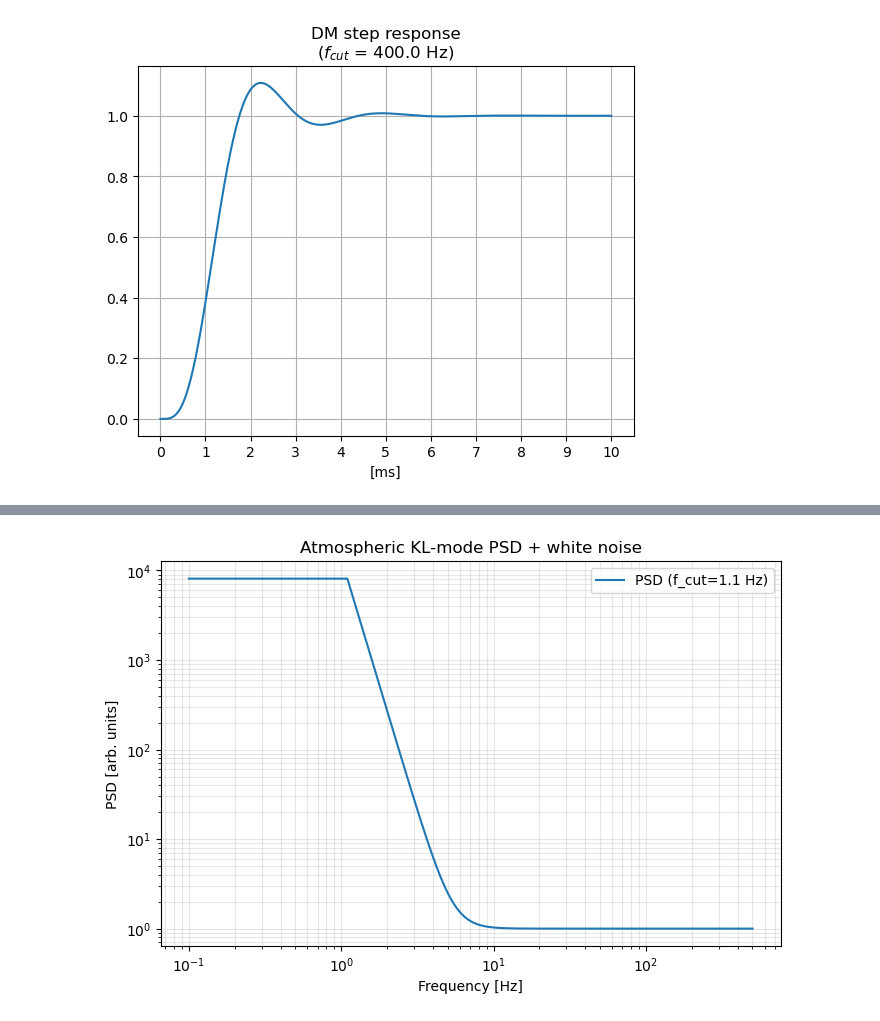
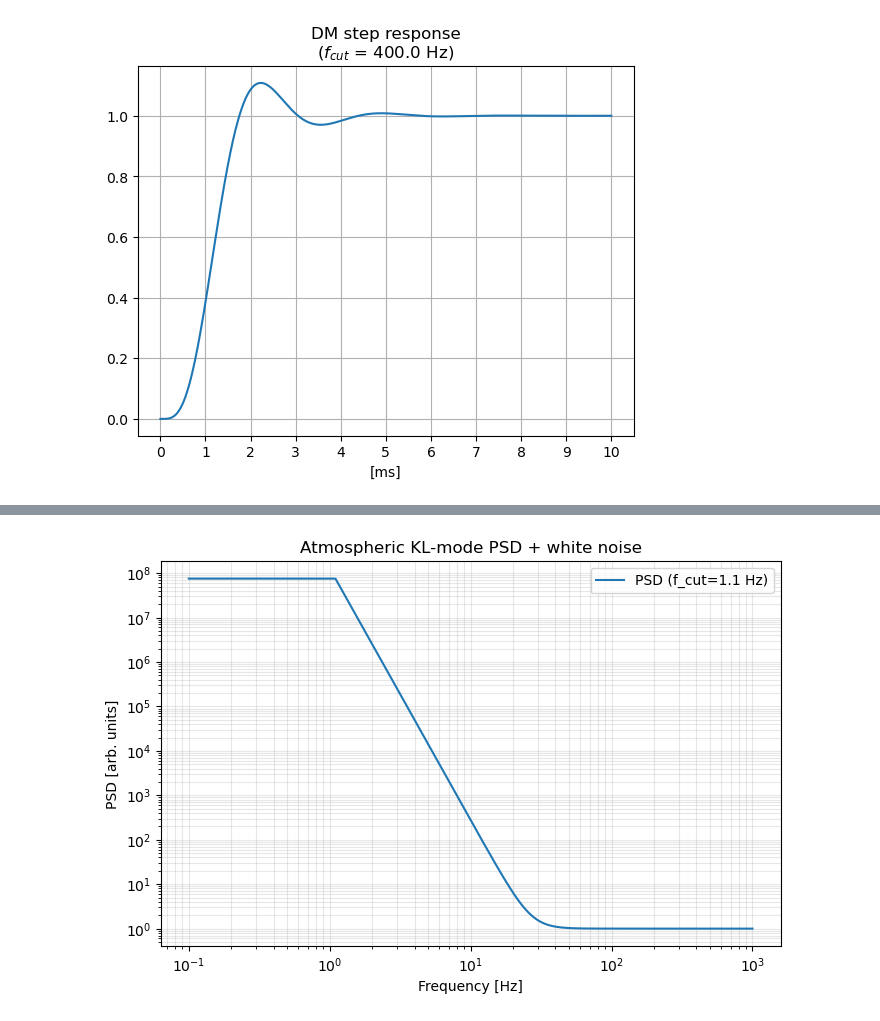
Before and after one commit to ArcetriAdaptiveOptics/SPECULA, a Jupyter notebook: config/SensorFusion/stability.ipynb, the cells around one changed output, grey strips where cells are left out. Cells and saved outputs as stored; diff of their text form; code cells hidden in the pictures.

```diff
--- a/config/SensorFusion/stability.ipynb
+++ b/config/SensorFusion/stability.ipynb
@@ -169,34 +79,40 @@ open_loop_obj = IirFilterData(ordnum=[len(ol_num)], ordden=[len(ol_den)], num=[o
 # %%
 from scipy.integrate import simpson as simps
 
-fs = 1000.0           # sampling frequency [Hz]
-noise_floor = 1e-5    # white noise floor (arb. units)
+fs = 2000.0           # sampling frequency [Hz]
+noise_floor = 1e-8    # white noise floor (m)
 n = 2
 
-# frequency vector for PSD (up to Nyquist)
-freq_psd = np.logspace(-1, np.log10(fs/2), 2000)
 
-def get_zernike_spectra(f, n:int, pow:float, V:float, D:float = 8.2, noise_floor:float=0.0):
+def von_karman_power(k,r0,L0,D):
+    C = 0.02289558710855519
+    B = k**2 + (D/L0)**2
+    return C * (r0/D)**(-5.0/3.0) * B**(-11.0/6.0)
+
+
+def get_zernike_spectra(f, n:int, V:float, r0:float=10e-2, L0=25, D:float = 8.2, noise_floor:float=0.0):
     f_cut = 0.3 * (n+1) * V / D
     psd = np.ones_like(f)
     if n == 1:
         psd[f<=f_cut] = (f[f<=f_cut] / f_cut) ** (-2.0/3.0)
     psd[f>f_cut] = (f[f>f_cut] / f_cut) ** (-17.0/3.0)
-    psd *= pow/simps(psd,f)
+    vkp = von_karman_power(n/D, r0, L0, D) * (2*np.pi*500e-9)**2
+    psd *= vkp/simps(psd,f)
     psd += noise_floor**2
     return psd, f_cut
 
-psd, f_cut = get_zernike_spectra(freq_psd, n=n, pow=1e-6, V=10, noise_floor=noise_floor)
+freq_psd = np.logspace(-1, np.log10(fs/2), 2000)
+psd, f_cut = get_zernike_spectra(freq_psd, n=n, V=10, noise_floor=noise_floor)
 psd /= noise_floor**2
 
 # plot results
 plt.figure(figsize=(8,5))
 plt.loglog(freq_psd, psd, label=f'PSD (f_cut={f_cut:.1f} Hz)')
 plt.xlabel('Frequency [Hz]')
 plt.ylabel('PSD [arb. units]')
 plt.title('Atmospheric KL-mode PSD + white noise')
 plt.grid(which='both', alpha=0.3)
 plt.legend()
 plt.show()
 # %% [output]
-[figure, old version]
+[figure, new version]
```
Also changed, not shown: parts of 12 cells of this notebook, 18 other files.
